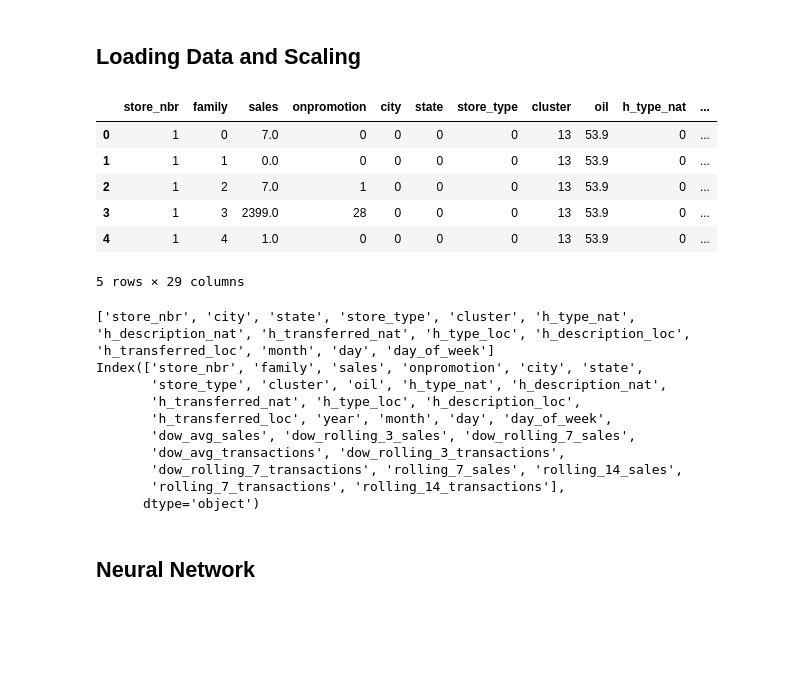
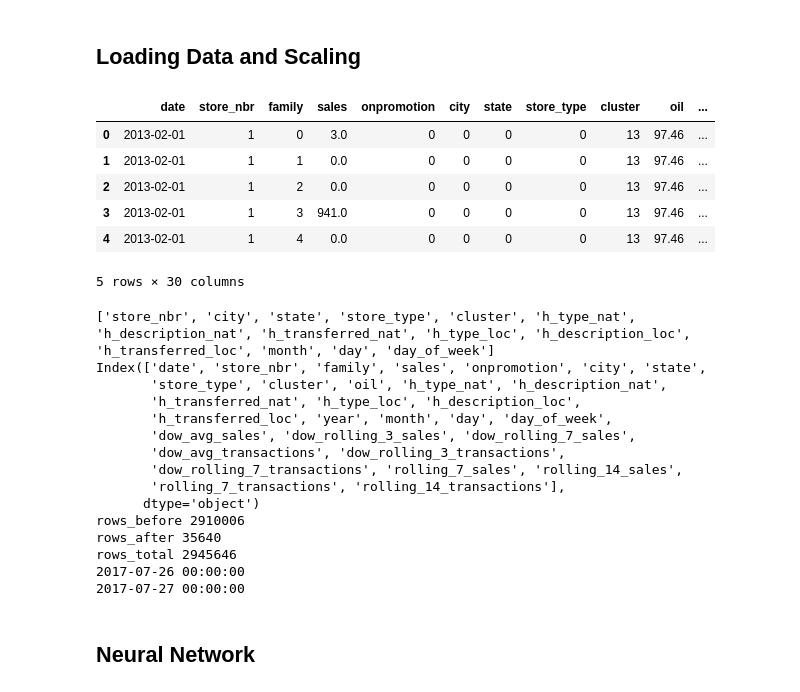
Before and after one commit to Crashprn/KaggleComps, a Jupyter notebook: Store_Sales/Training.ipynb, the cells around one changed output. Drawn from its saved outputs; the diff is of its cells as text; code cells hidden in the pictures; blank space fills up the shorter version.

```diff
--- a/Store_Sales/Training.ipynb
+++ b/Store_Sales/Training.ipynb
@@ -52,15 +52,17 @@ def create_scaled_data_by_col(df, min_max_cols, normalize_cols, y_cols, col_name
 # %%
 data_dir = 'data/'
 df = pd.read_csv(os.path.join(data_dir, 'train_data.csv'))
+df['date'] = pd.to_datetime(df['date'])
+df = df.sort_values(by=['date', 'store_nbr'])
 display(df.head())
 # %% [output]
-|  | store_nbr | family | sales | onpromotion | city | state | store_type | cluster | oil | h_type_nat | ... |
-| 0 | 1 | 0 | 7.0 | 0 | 0 | 0 | 0 | 13 | 53.9 | 0 | ... |
-| 1 | 1 | 1 | 0.0 | 0 | 0 | 0 | 0 | 13 | 53.9 | 0 | ... |
-| 2 | 1 | 2 | 7.0 | 1 | 0 | 0 | 0 | 13 | 53.9 | 0 | ... |
-| 3 | 1 | 3 | 2399.0 | 28 | 0 | 0 | 0 | 13 | 53.9 | 0 | ... |
-| 4 | 1 | 4 | 1.0 | 0 | 0 | 0 | 0 | 13 | 53.9 | 0 | ... |
+|  | date | store_nbr | family | sales | onpromotion | city | state | store_type | cluster | oil | ... |
+| 0 | 2013-02-01 | 1 | 0 | 3.0 | 0 | 0 | 0 | 0 | 13 | 97.46 | ... |
+| 1 | 2013-02-01 | 1 | 1 | 0.0 | 0 | 0 | 0 | 0 | 13 | 97.46 | ... |
+| 2 | 2013-02-01 | 1 | 2 | 0.0 | 0 | 0 | 0 | 0 | 13 | 97.46 | ... |
+| 3 | 2013-02-01 | 1 | 3 | 941.0 | 0 | 0 | 0 | 0 | 13 | 97.46 | ... |
+| 4 | 2013-02-01 | 1 | 4 | 0.0 | 0 | 0 | 0 | 0 | 13 | 97.46 | ... |
-5 rows × 29 columns
+5 rows × 30 columns
 # %%
 min_max_cols = ['store_nbr', 'city', 'state', 'store_type', 'cluster', 'h_type_nat', 'h_description_nat', 'h_transferred_nat', 'h_type_loc', 'h_description_loc', 'h_transferred_loc', 'month', 'day', 'day_of_week']
 normalize_cols = ['onpromotion', 'oil', 'dow_avg_sales', 'dow_rolling_3_sales', 'rolling_7_sales', 'rolling_14_sales', 'dow_avg_transactions', 'dow_rolling_3_transactions', 'rolling_7_transactions', 'rolling_14_transactions']
@@ -76,12 +78,18 @@ final_run = False
 if final_run:
     train_df = df
 else:
-    rows_after = (df['year'] >= 2017) & (df['month'] >= 8) & (df['day'] >= 1)
-    rows_before = ~rows_after
+    rows_before = (df['date'] < '2017-07-27')
+    rows_after = ~rows_before
+
+    print('rows_before', rows_before.sum())
+    print('rows_after', rows_after.sum())
+    print('rows_total', len(df))
 
     train_df = df[rows_before]
     val_df = df[rows_after]
 
+    print(train_df['date'].max())
+    print(val_df['date'].min())
 
 train_df_by_cluster = {}
 scaler_x_by_cluster = {}
@@ -118,7 +126,7 @@ if not final_run:
         val_df_by_cluster[cluster] = val_cluster_df
 # %% [output]
 ['store_nbr', 'city', 'state', 'store_type', 'cluster', 'h_type_nat', 'h_description_nat', 'h_transferred_nat', 'h_type_loc', 'h_description_loc', 'h_transferred_loc', 'month', 'day', 'day_of_week']
-Index(['store_nbr', 'family', 'sales', 'onpromotion', 'city', 'state',
+Index(['date', 'store_nbr', 'family', 'sales', 'onpromotion', 'city', 'state',
        'store_type', 'cluster', 'oil', 'h_type_nat', 'h_description_nat',
        'h_transferred_nat', 'h_type_loc', 'h_description_loc',
        'h_transferred_loc', 'year', 'month', 'day', 'day_of_week',
@@ -127,6 +135,11 @@ Index(['store_nbr', 'family', 'sales', 'onpromotion', 'city', 'state',
        'dow_rolling_7_transactions', 'rolling_7_sales', 'rolling_14_sales',
        'rolling_7_transactions', 'rolling_14_transactions'],
       dtype='object')
+rows_before 2910006
+rows_after 35640
+rows_total 2945646
+2017-07-26 00:00:00
+2017-07-27 00:00:00
 # %% [markdown]
 ## Neural Network
 # %%
```
Also changed, not shown: parts of 8 cells of this notebook, 1 other file.
